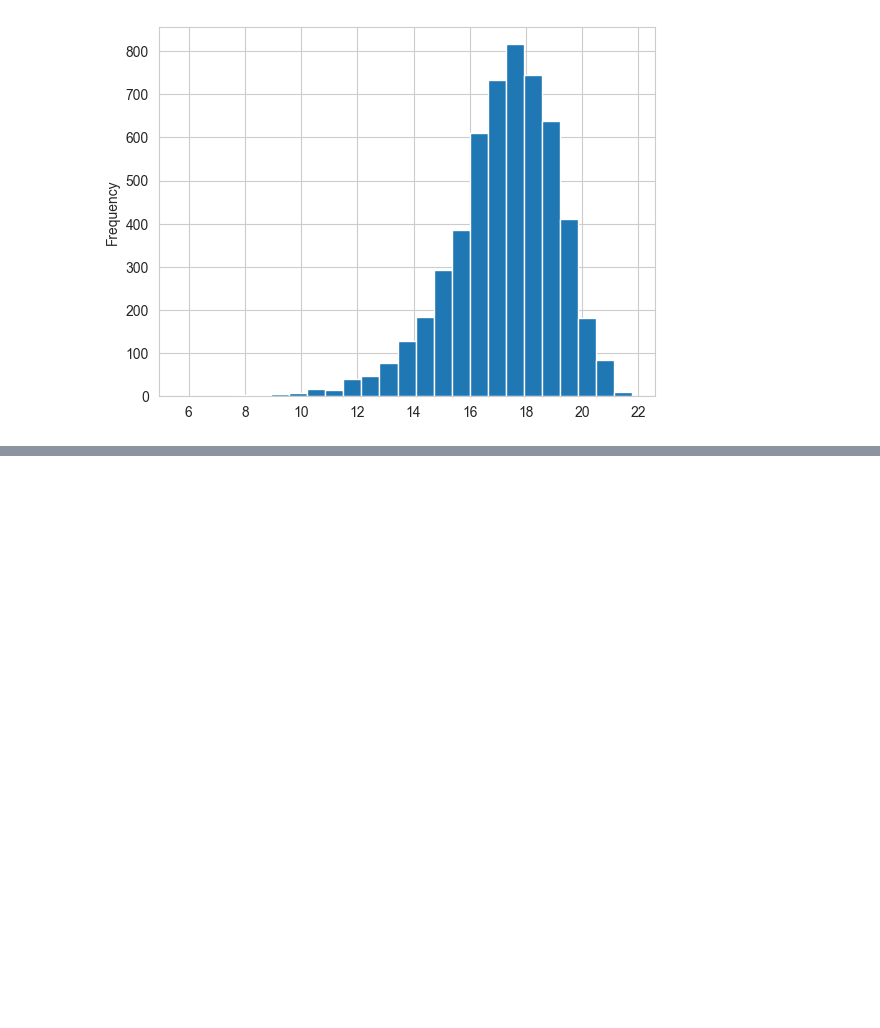
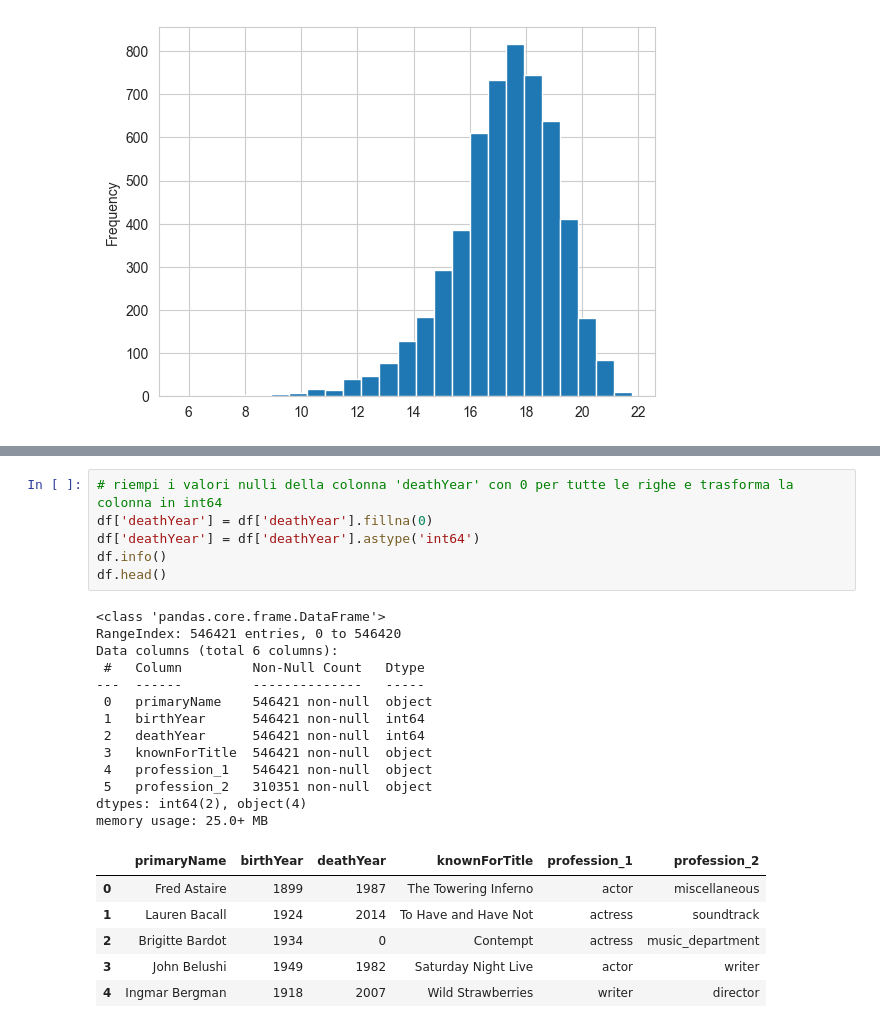
Before and after one commit to giosteh/ProgettoICon-MovieIndustryInsider, a Jupyter notebook: source/preprocessing.ipynb, the cells around one changed output, grey strips where cells are left out. Saved outputs shown, nothing was run; the diff lists cells and outputs as text; blank space fills up the shorter version.

```diff
--- a/source/preprocessing.ipynb
+++ b/source/preprocessing.ipynb
@@ -250,0 +323,26 @@ plt.show()
+# %%
+# riempi i valori nulli della colonna 'deathYear' con 0 per tutte le righe e trasforma la colonna in int64
+df['deathYear'] = df['deathYear'].fillna(0)
+df['deathYear'] = df['deathYear'].astype('int64')
+df.info()
+df.head()
+# %% [output]
+<class 'pandas.core.frame.DataFrame'>
+RangeIndex: 546421 entries, 0 to 546420
+Data columns (total 6 columns):
+ #   Column         Non-Null Count   Dtype
+---  ------         --------------   -----
+ 0   primaryName    546421 non-null  object
+ 1   birthYear      546421 non-null  int64
+ 2   deathYear      546421 non-null  int64
+ 3   knownForTitle  546421 non-null  object
+ 4   profession_1   546421 non-null  object
+ 5   profession_2   310351 non-null  object
+dtypes: int64(2), object(4)
+memory usage: 25.0+ MB
+|  | primaryName | birthYear | deathYear | knownForTitle | profession_1 | profession_2 |
+| 0 | Fred Astaire | 1899 | 1987 | The Towering Inferno | actor | miscellaneous |
+| 1 | Lauren Bacall | 1924 | 2014 | To Have and Have Not | actress | soundtrack |
+| 2 | Brigitte Bardot | 1934 | 0 | Contempt | actress | music_department |
+| 3 | John Belushi | 1949 | 1982 | Saturday Night Live | actor | writer |
+| 4 | Ingmar Bergman | 1918 | 2007 | Wild Strawberries | writer | director |
```
Also changed, not shown: parts of 4 cells of this notebook, 4 other files.
